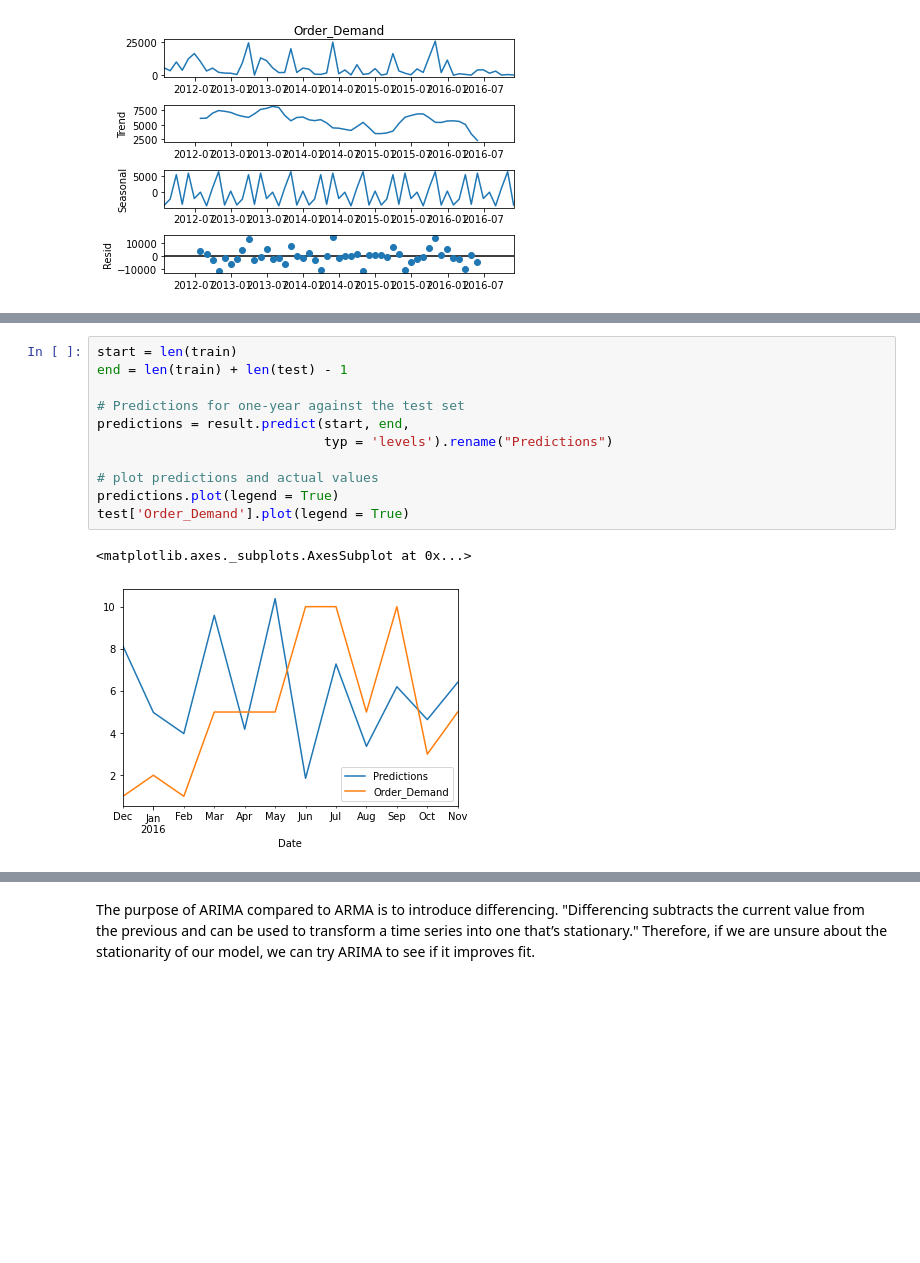
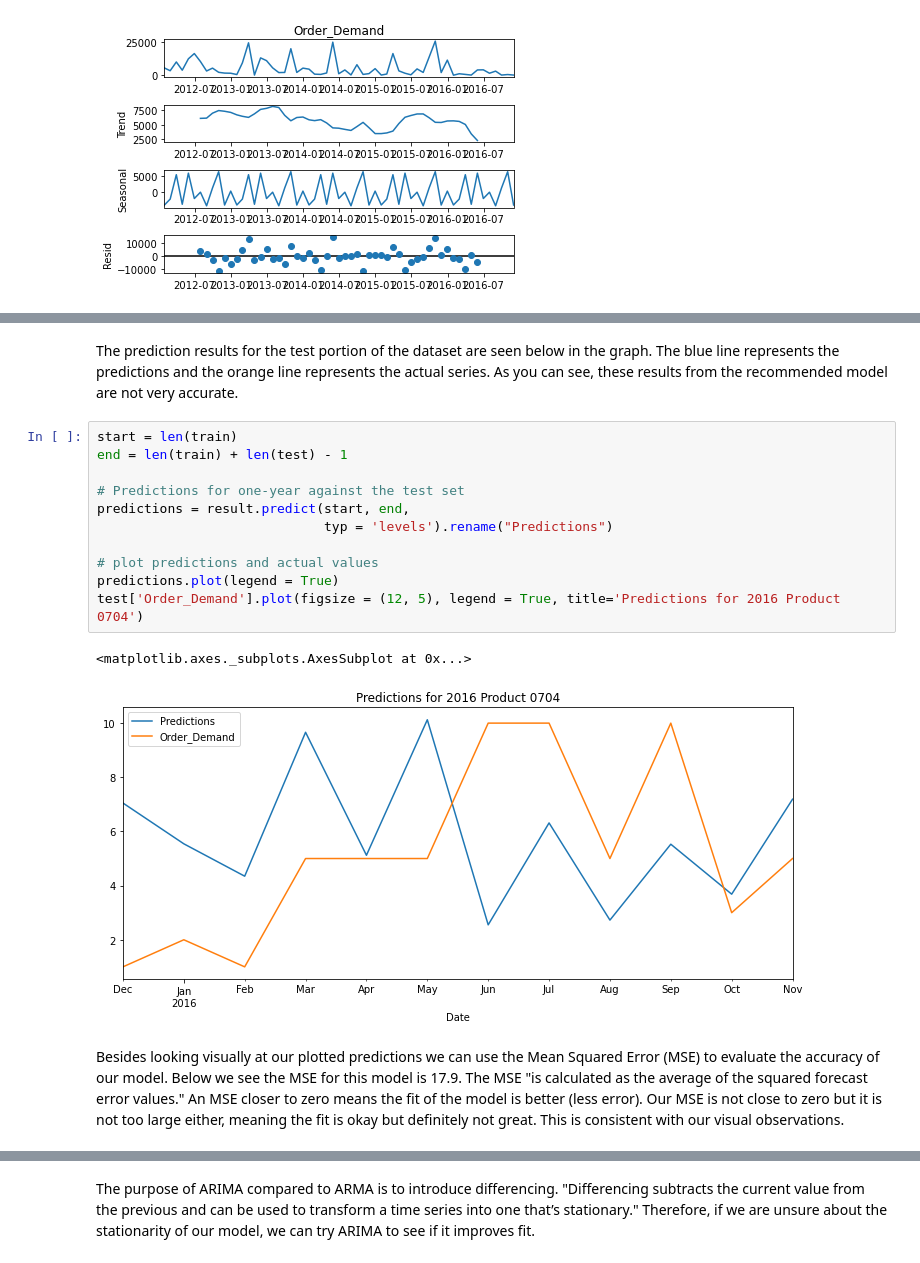
Before and after one commit to anissakhan/731-Project-5-Khan, a Jupyter notebook: Notebooks/731-Project5.ipynb, the cells around one changed output, grey strips where cells are left out. Cells and saved outputs as stored; diff of their text form; blank space fills up the shorter version.

```diff
--- a/Notebooks/731-Project5.ipynb
+++ b/Notebooks/731-Project5.ipynb
@@ -540,17 +525,21 @@ Warnings:
+# %% [markdown]
+The prediction results for the test portion of the dataset are seen below in the graph. The blue line represents the predictions and the orange line represents the actual series. As you can see, these results from the recommended model are not very accurate.
 # %%
 start = len(train)
 end = len(train) + len(test) - 1
 
 # Predictions for one-year against the test set
 predictions = result.predict(start, end,
                              typ = 'levels').rename("Predictions")
 
 # plot predictions and actual values
 predictions.plot(legend = True)
-test['Order_Demand'].plot(legend = True)
+test['Order_Demand'].plot(figsize = (12, 5), legend = True, title='Predictions for 2016 Product 0704')
 # %% [output]
 <matplotlib.axes._subplots.AxesSubplot at 0x...>
-[figure, old version]
+[figure, new version]
+# %% [markdown]
+Besides looking visually at our plotted predictions we can use the Mean Squared Error (MSE) to evaluate the accuracy of our model. Below we see the MSE for this model is 17.9. The MSE "is calculated as the average of the squared forecast error values." An MSE closer to zero means the fit of the model is better (less error). Our MSE is not close to zero but it is not too large either, meaning the fit is okay but definitely not great. This is consistent with our visual observations.
 # %%
 # Load specific evaluation tools
 from sklearn.metrics import mean_squared_error
```
Also changed, not shown: parts of 35 cells of this notebook.
